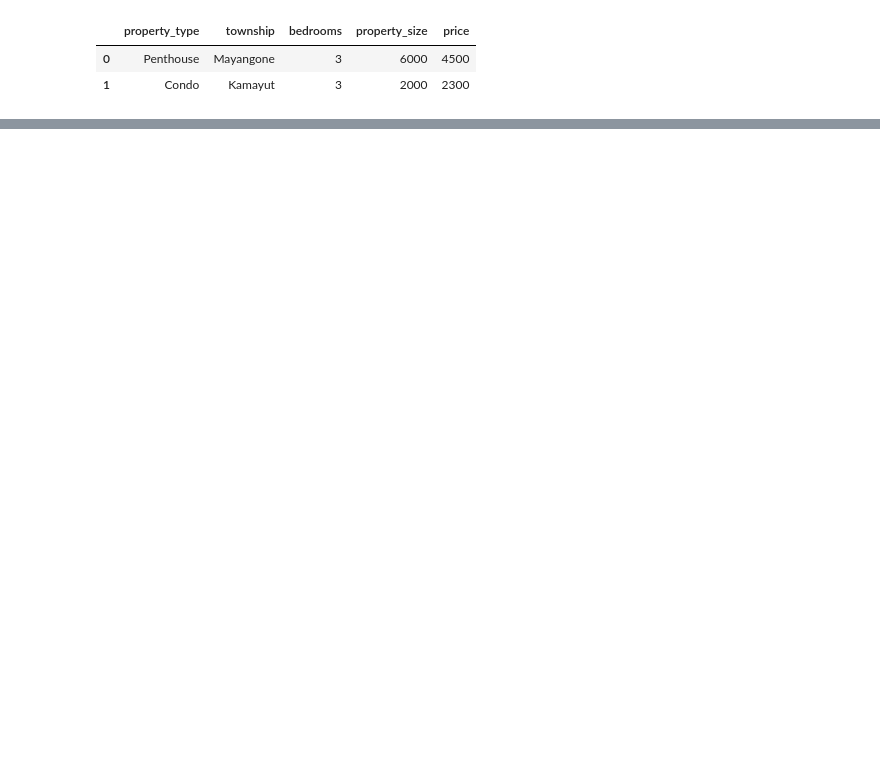
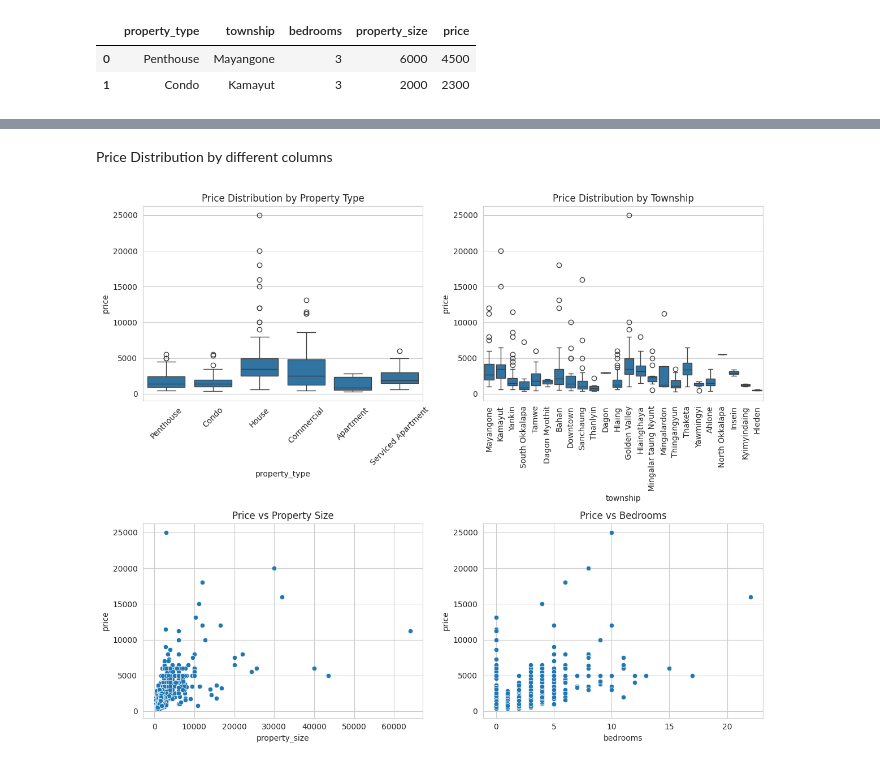
Before and after one commit to EiPhyuSinn/Data_science_end_to_end, a Jupyter notebook: EDA/data_analysis.ipynb, the cells around one changed output, grey strips where cells are left out. Cells and saved outputs as stored; diff of their text form; code cells hidden in the pictures; blank space fills up the shorter version.

```diff
--- a/EDA/data_analysis.ipynb
+++ b/EDA/data_analysis.ipynb
@@ -91,0 +257,30 @@ df.head(2)
+# %% [markdown]
+Price Distribution by different columns
+# %%
+import matplotlib.pyplot as plt
+import seaborn as sns
+
+fig, axes = plt.subplots(2, 2, figsize=(12, 10))
+
+# Boxplot: property_type vs price
+sns.boxplot(x='property_type', y='price', data=data, ax=axes[0,0])
+axes[0,0].set_title('Price Distribution by Property Type')
+axes[0,0].tick_params(axis='x', rotation=45)
+
+# Boxplot: township vs price
+sns.boxplot(x='township', y='price', data=data, ax=axes[0,1])
+axes[0,1].set_title('Price Distribution by Township')
+axes[0,1].tick_params(axis='x', rotation=90)
+
+# Scatterplot: property_size vs price
+sns.scatterplot(x='property_size', y='price', data=data, ax=axes[1,0])
+axes[1,0].set_title('Price vs Property Size')
+
+# Scatterplot: bedrooms vs price
+sns.scatterplot(x='bedrooms', y='price', data=data, ax=axes[1,1])
+axes[1,1].set_title('Price vs Bedrooms')
+plt.tight_layout()
+plt.savefig('/home/gwm-279/Documents/Data_science_end_to_end/data/price_distribution.png')
+plt.show()
+# %% [output]
+[figure, added]
```
Also changed, not shown: parts of 22 cells of this notebook.
